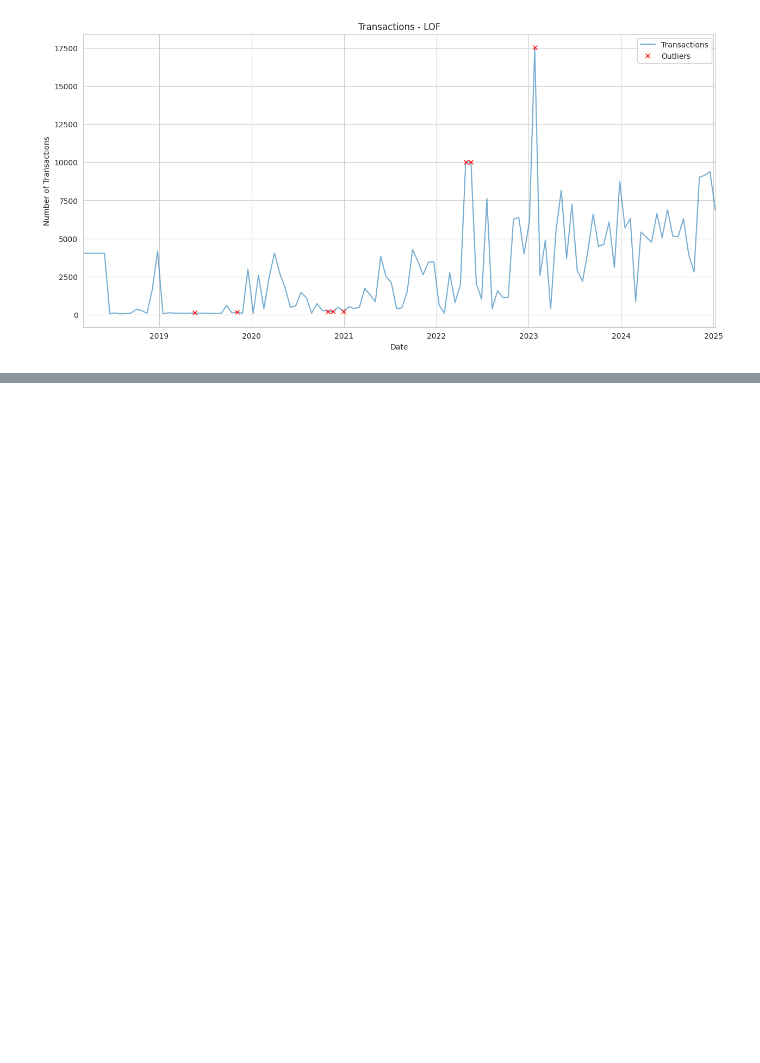
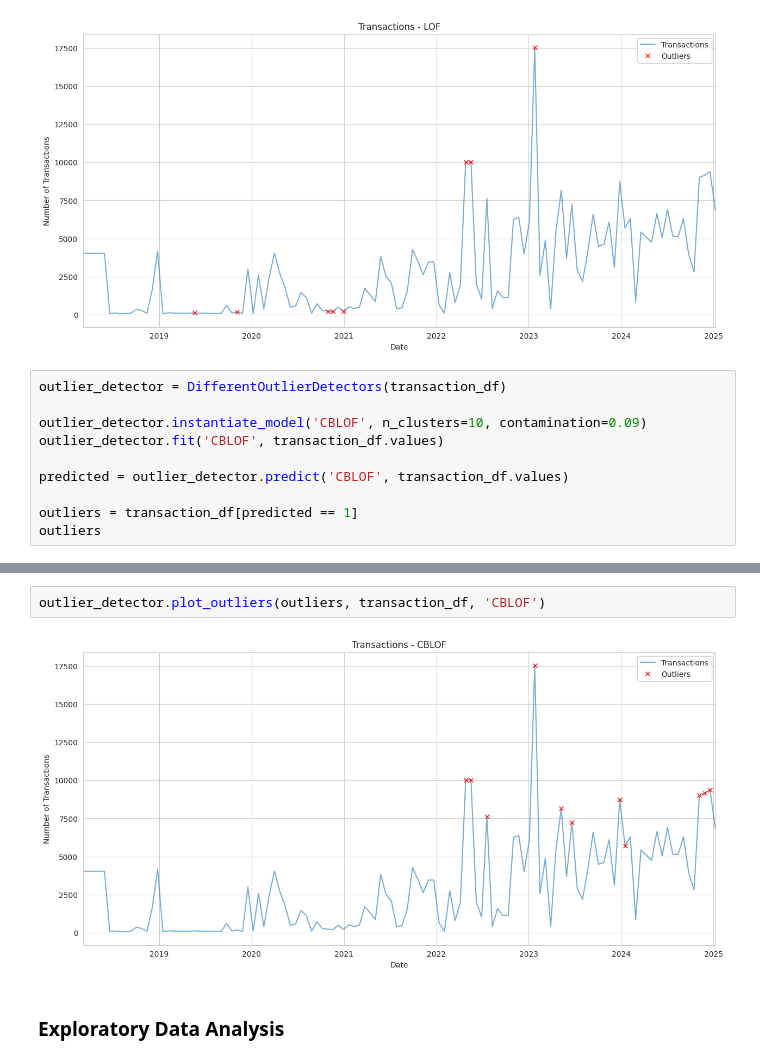
Before and after one commit to Jeremiah-Katumo/dsa, a Jupyter notebook: project/transactions.ipynb, the cells around one changed output, grey strips where cells are left out. Saved outputs shown, nothing was run; the diff lists cells and outputs as text; blank space fills up the shorter version.

```diff
--- a/project/transactions.ipynb
+++ b/project/transactions.ipynb
@@ -427,3 +453,13 @@ outliers
 outlier_detector.plot_outliers(outliers, transaction_df, 'LOF')
 # %% [output]
 [figure]
+# %%
+outlier_detector = DifferentOutlierDetectors(transaction_df)
+
+outlier_detector.instantiate_model('CBLOF', n_clusters=10, contamination=0.09)
+outlier_detector.fit('CBLOF', transaction_df.values)
+
+predicted = outlier_detector.predict('CBLOF', transaction_df.values)
+
+outliers = transaction_df[predicted == 1]
+outliers
@@ -429,0 +480,6 @@ outlier_detector.plot_outliers(outliers, transaction_df, 'LOF')
+# %%
+outlier_detector.plot_outliers(outliers, transaction_df, 'CBLOF')
+# %% [output]
+[figure, added]
+# %% [markdown]
+### Exploratory Data Analysis
```
Also changed, not shown: parts of 46 cells of this notebook, 1 other file.
